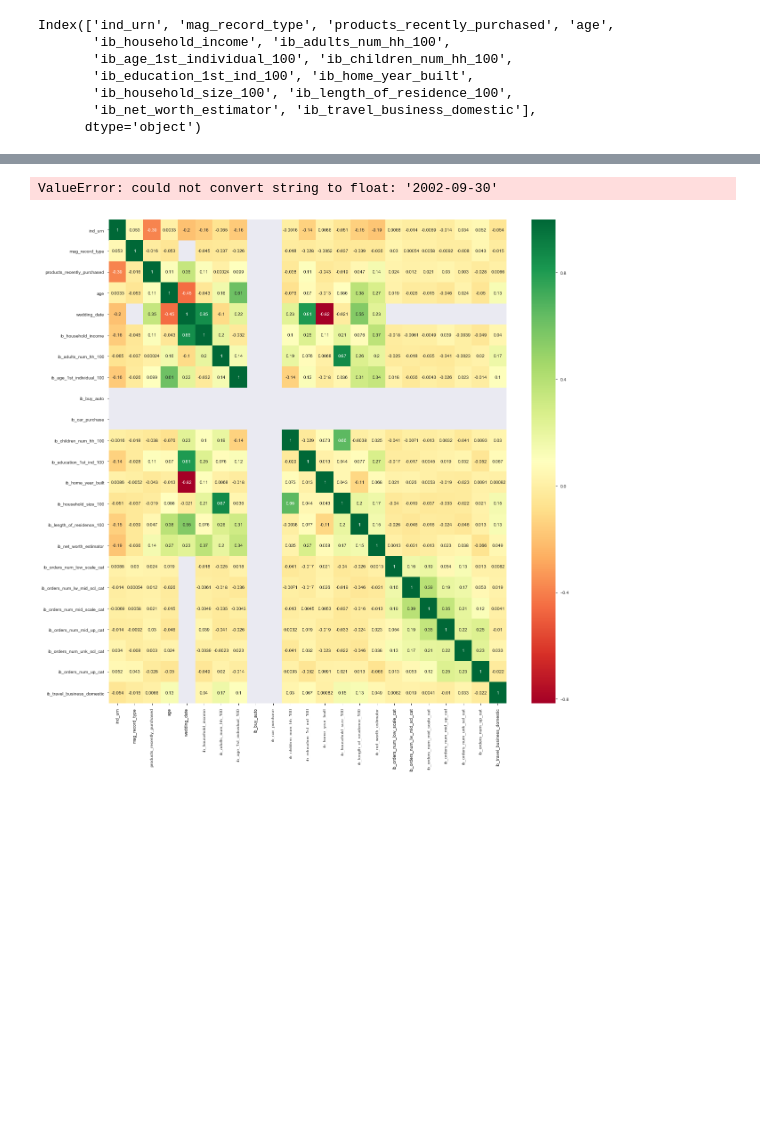
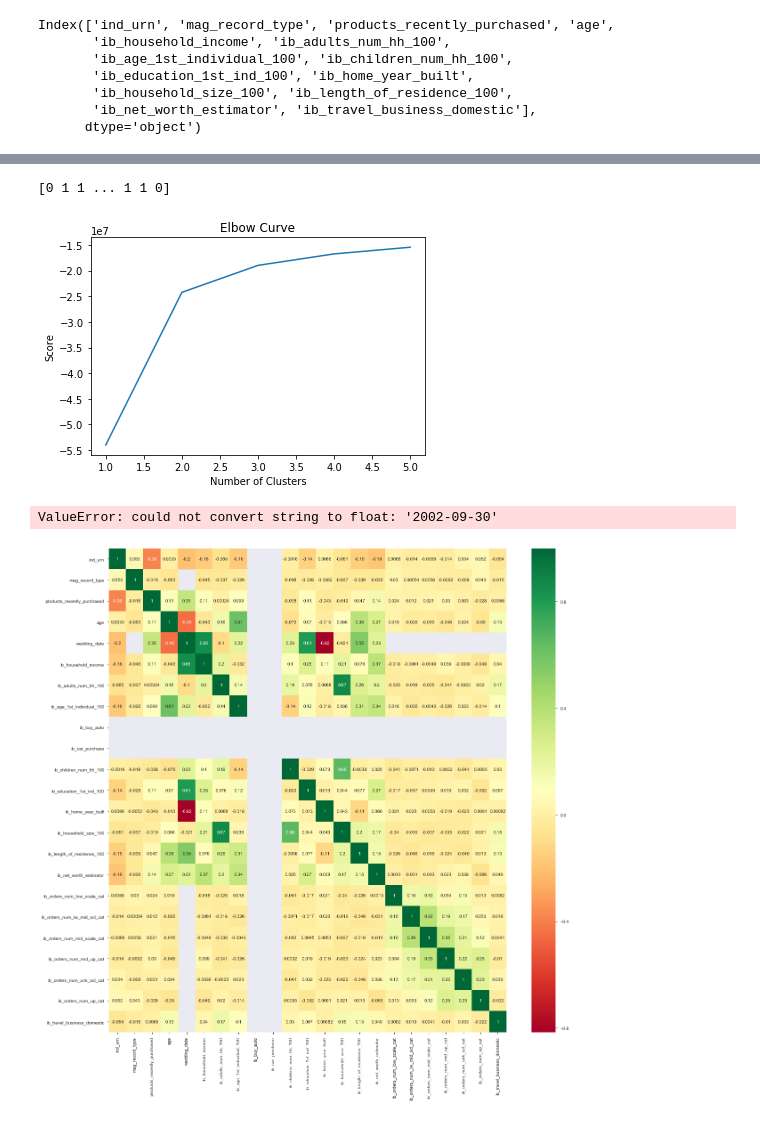
Before and after one commit to vinothhunt/Usecase, a Jupyter notebook: Codenast usecase.ipynb, the cells around one changed output, grey strips where cells are left out. Saved outputs shown, nothing was run; the diff lists cells and outputs as text; code cells hidden in the pictures; blank space fills up the shorter version.

```diff
--- a/Codenast usecase.ipynb
+++ b/Codenast usecase.ipynb
@@ -335,0 +517,5 @@ from sklearn.cluster import KMeans
+# %%
+principalDf = pd.DataFrame(data = principalComponents
+             , columns = ['principal component 1', 'principal component 2','principal component 3', 'principal component 4',
+                         'principal component 5', 'principal component 6','principal component 7', 'principal component 8',
+                         'principal component 9', 'principal component 10'])
@@ -335,0 +531,10 @@ from sklearn.cluster import KMeans
+# %%
+Y=principalDf
+# %%
+clusterNum = 2
+k_means = KMeans(init = "k-means++", n_clusters = clusterNum, n_init = 12)
+k_means.fit(Y)
+labels = k_means.labels_
+print(labels)
+# %% [output]
+[0 1 1 ... 1 1 0]
@@ -335,0 +543,13 @@ from sklearn.cluster import KMeans
+# %%
+Nc = range(1, 6)
+kmeans = [KMeans(n_clusters=i) for i in Nc]
+kmeans
+score = [kmeans[i].fit(Y).score(Y) for i in range(len(kmeans))]
+score
+pl.plot(Nc,score)
+pl.xlabel('Number of Clusters')
+pl.ylabel('Score')
+pl.title('Elbow Curve')
+pl.show()
+# %% [output]
+[figure, added]
```
Also changed, not shown: parts of 68 cells of this notebook, 2 other files.
